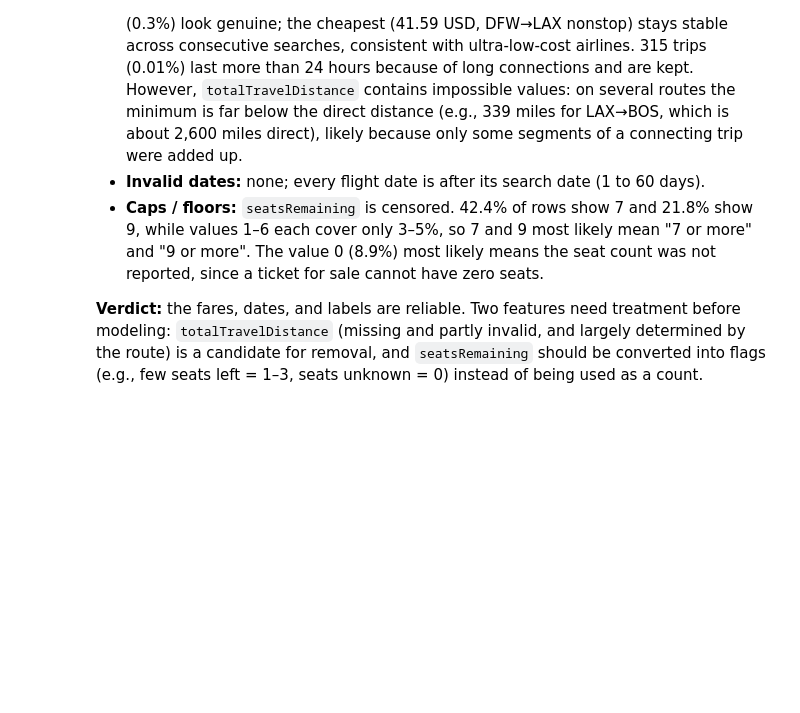
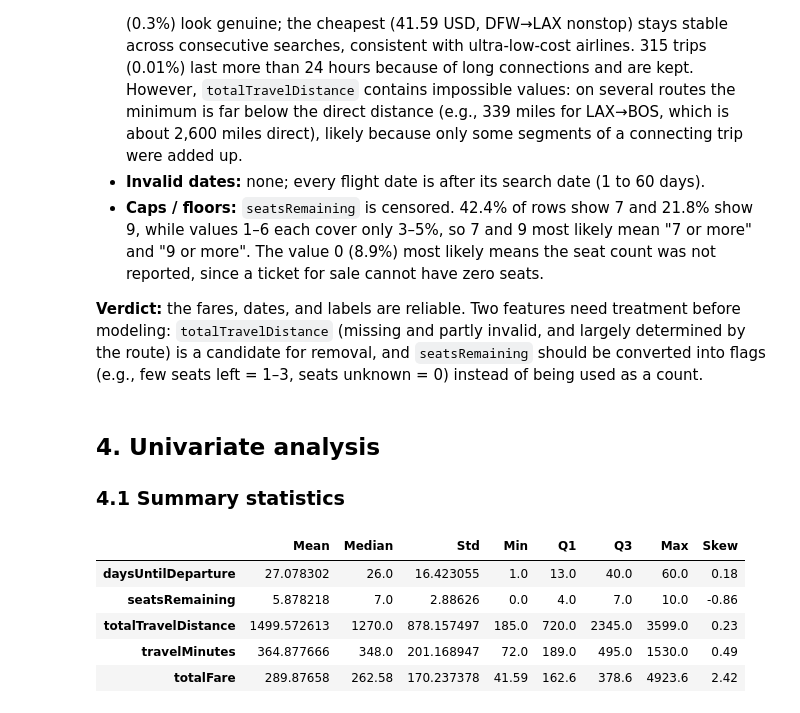
Before and after one commit to anitaroese/flight-price-prediction, a Jupyter notebook: 03_EDA.ipynb, the cells around one changed output. Cells and saved outputs as stored; diff of their text form; code cells hidden in the pictures; blank space fills up the shorter version.

Commit message:
feat: add univariate analysis

```diff
--- a/03_EDA.ipynb
+++ b/03_EDA.ipynb
@@ -230,3 +230,20 @@ df.nsmallest(5, "totalFare")[["route", "searchDate", "flightDate", "totalFare",
 - **Caps / floors:** `seatsRemaining` is censored. 42.4% of rows show 7 and 21.8% show 9, while values 1–6 each cover only 3–5%, so 7 and 9 most likely mean "7 or more" and "9 or more". The value 0 (8.9%) most likely means the seat count was not reported, since a ticket for sale cannot have zero seats.
 
 **Verdict:** the fares, dates, and labels are reliable. Two features need treatment before modeling: `totalTravelDistance` (missing and partly invalid, and largely determined by the route) is a candidate for removal, and `seatsRemaining` should be converted into flags (e.g., few seats left = 1–3, seats unknown = 0) instead of being used as a count.
+# %% [markdown]
+## 4. Univariate analysis
+### 4.1 Summary statistics
+# %%
+num_cols = ["daysUntilDeparture", "seatsRemaining", "totalTravelDistance", "travelMinutes", "totalFare"]
+
+desc = df[num_cols].describe().T[["mean", "50%", "std", "min", "25%", "75%", "max"]]
+desc.columns = ["Mean", "Median", "Std", "Min", "Q1", "Q3", "Max"]
+desc["Skew"] = df[num_cols].skew()
+desc.round(2)
+# %% [output]
+|  | Mean | Median | Std | Min | Q1 | Q3 | Max | Skew |
+| daysUntilDeparture | 27.078302 | 26.0 | 16.423055 | 1.0 | 13.0 | 40.0 | 60.0 | 0.18 |
+| seatsRemaining | 5.878218 | 7.0 | 2.88626 | 0.0 | 4.0 | 7.0 | 10.0 | -0.86 |
+| totalTravelDistance | 1499.572613 | 1270.0 | 878.157497 | 185.0 | 720.0 | 2345.0 | 3599.0 | 0.23 |
+| travelMinutes | 364.877666 | 348.0 | 201.168947 | 72.0 | 189.0 | 495.0 | 1530.0 | 0.49 |
+| totalFare | 289.87658 | 262.58 | 170.237378 | 41.59 | 162.6 | 378.6 | 4923.6 | 2.42 |
```
Also changed, not shown: parts of 13 cells of this notebook, 3 other files.
